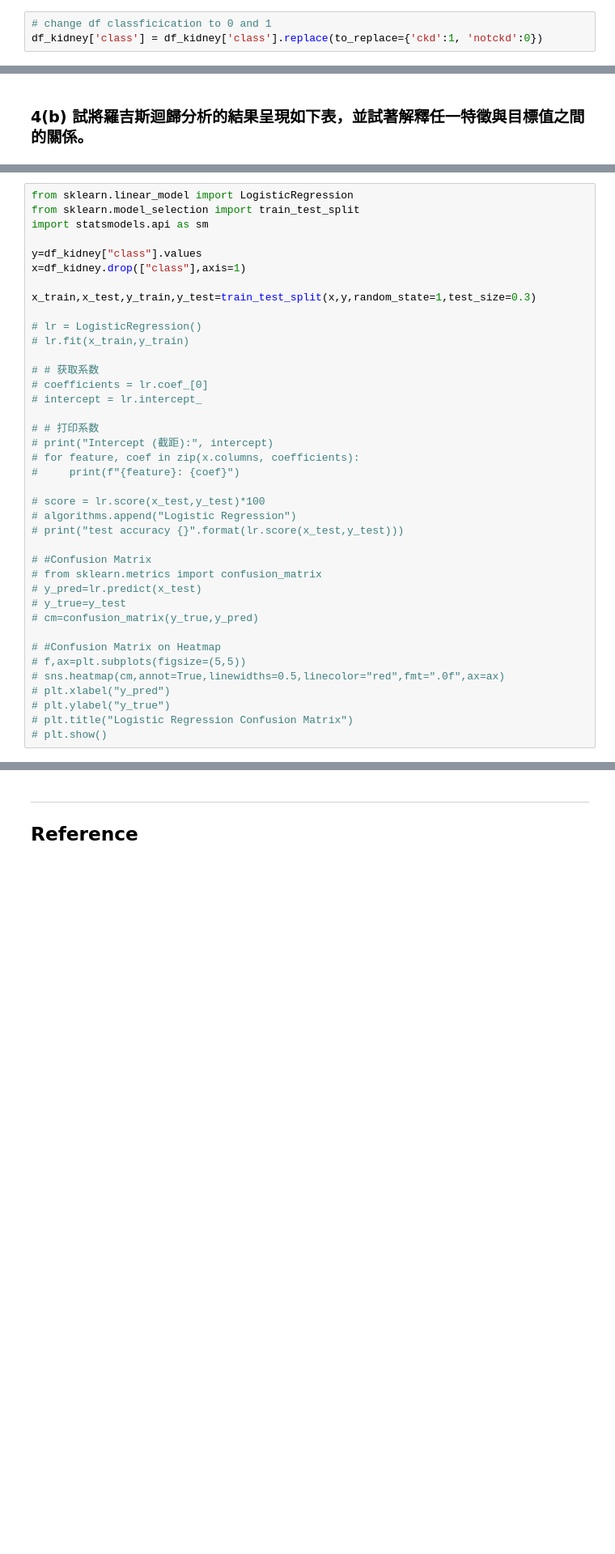
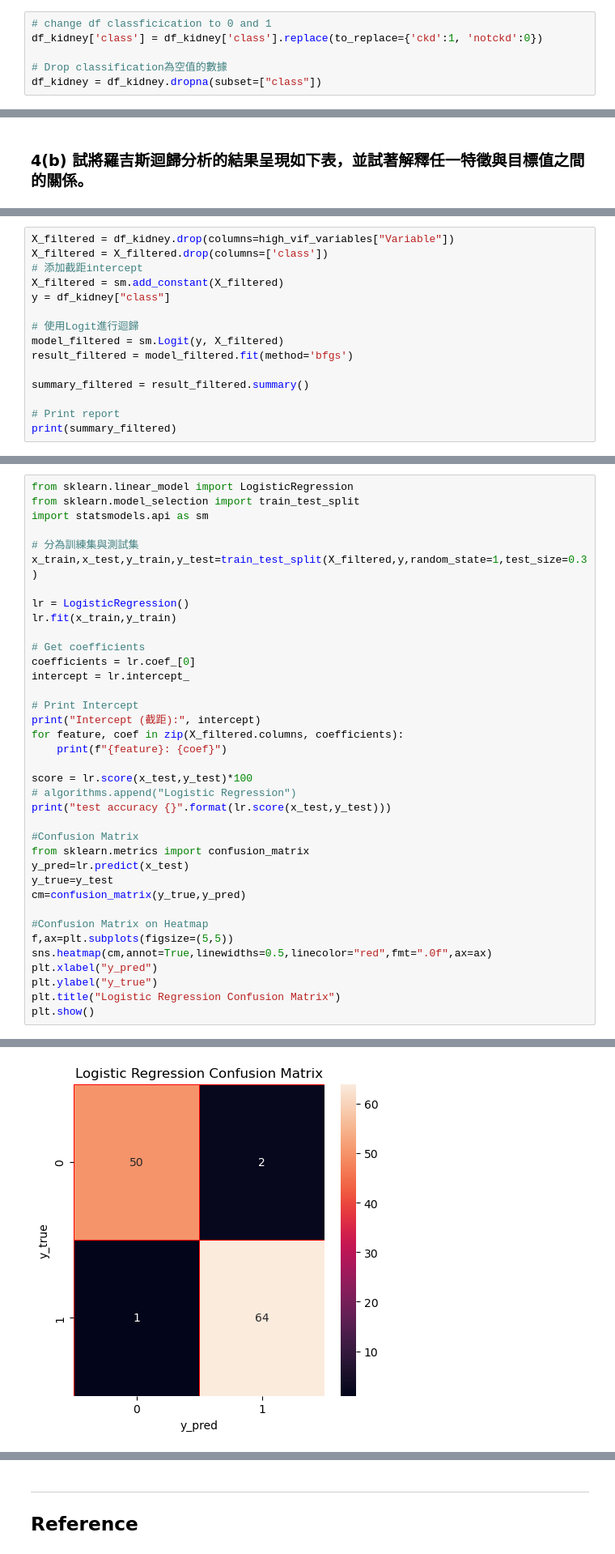
Before and after one commit to tiger0627sam/23Fall-MDS, a Jupyter notebook: MDS_Assignment2_r12725049_徐尚淵/MDS_Assignment2_r12725049_徐尚淵.ipynb, the cells around one changed output, grey strips where cells are left out. Shown at 81% size. Saved outputs shown, nothing was run; the diff lists cells and outputs as text; blank space fills up the shorter version.

```diff
--- a/MDS_Assignment2_r12725049_徐尚淵/MDS_Assignment2_r12725049_徐尚淵.ipynb
+++ b/MDS_Assignment2_r12725049_徐尚淵/MDS_Assignment2_r12725049_徐尚淵.ipynb
@@ -308,3 +316,6 @@ Panjang Atribut Numerical dan Categorical: 25
 # %%
 # change df classficication to 0 and 1
 df_kidney['class'] = df_kidney['class'].replace(to_replace={'ckd':1, 'notckd':0})
+
+# Drop classification為空值的數據
+df_kidney = df_kidney.dropna(subset=["class"])
@@ -424,0 +443,15 @@ LinAlgError: Singular matrix
+# %%
+X_filtered = df_kidney.drop(columns=high_vif_variables["Variable"])
+X_filtered = X_filtered.drop(columns=['class'])
+# 添加截距intercept
+X_filtered = sm.add_constant(X_filtered)
+y = df_kidney["class"]
+
+# 使用Logit進行迴歸
+model_filtered = sm.Logit(y, X_filtered)
+result_filtered = model_filtered.fit(method='bfgs')
+
+summary_filtered = result_filtered.summary()
+
+# Print report
+print(summary_filtered)
@@ -427,37 +510,36 @@ from sklearn.linear_model import LogisticRegression
 from sklearn.model_selection import train_test_split
 import statsmodels.api as sm
 
-y=df_kidney["class"].values
-x=df_kidney.drop(["class"],axis=1)
+# 分為訓練集與測試集
+x_train,x_test,y_train,y_test=train_test_split(X_filtered,y,random_state=1,test_size=0.3)
 
-x_train,x_test,y_train,y_test=train_test_split(x,y,random_state=1,test_size=0.3)
+lr = LogisticRegression()
+lr.fit(x_train,y_train)
 
-# lr = LogisticRegression()
-# lr.fit(x_train,y_train)
+# Get coefficients
+coefficients = lr.coef_[0]
+intercept = lr.intercept_
 
-# # 获取系数
-# coefficients = lr.coef_[0]
-# intercept = lr.intercept_
+# Print Intercept
+print("Intercept (截距):", intercept)
+for feature, coef in zip(X_filtered.columns, coefficients):
+    print(f"{feature}: {coef}")
 
-# # 打印系数
-# print("Intercept (截距):", intercept)
-# for feature, coef in zip(x.columns, coefficients):
-#     print(f"{feature}: {coef}")
+score = lr.score(x_test,y_test)*100
+# algorithms.append("Logistic Regression")
+print("test accuracy {}".format(lr.score(x_test,y_test)))
 
-# score = lr.score(x_test,y_test)*100
-# algorithms.append("Logistic Regression")
-# print("test accuracy {}".format(lr.score(x_test,y_test)))
+#Confusion Matrix
+from sklearn.metrics import confusion_matrix
+y_pred=lr.predict(x_test)
+y_true=y_test
+cm=confusion_matrix(y_true,y_pred)
 
-# #Confusion Matrix
-# from sklearn.metrics import confusion_matrix
-# y_pred=lr.predict(x_test)
-# y_true=y_test
-# cm=confusion_matrix(y_true,y_pred)
-
-# #Confusion Matrix on Heatmap
-# f,ax=plt.subplots(figsize=(5,5))
-# sns.heatmap(cm,annot=True,linewidths=0.5,linecolor="red",fmt=".0f",ax=ax)
-# plt.xlabel("y_pred")
-# plt.ylabel("y_true")
-# plt.title("Logistic Regression Confusion Matrix")
-# plt.show()
+#Confusion Matrix on Heatmap
+f,ax=plt.subplots(figsize=(5,5))
+sns.heatmap(cm,annot=True,linewidths=0.5,linecolor="red",fmt=".0f",ax=ax)
+plt.xlabel("y_pred")
+plt.ylabel("y_true")
+plt.title("Logistic Regression Confusion Matrix")
+plt.show()
+# %% [output]
@@ -463,0 +570 @@ x_train,x_test,y_train,y_test=train_test_split(x,y,random_state=1,test_size=0.3)
+[figure, added]
```
Also changed, not shown: parts of 31 cells of this notebook, 3 other files.
